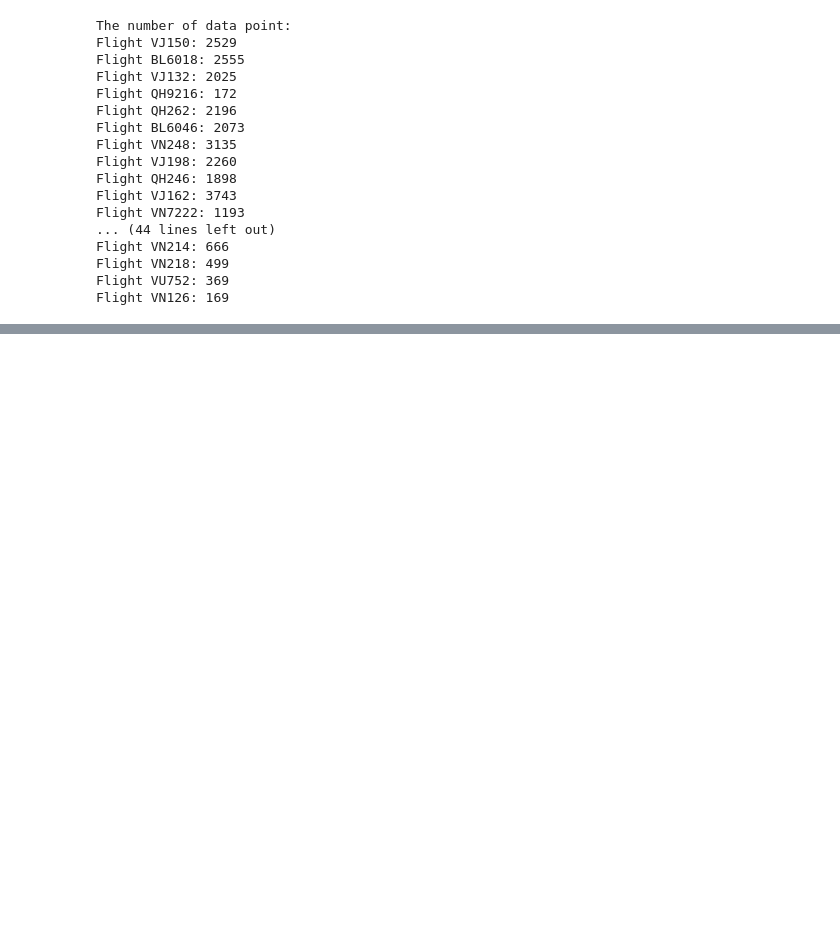
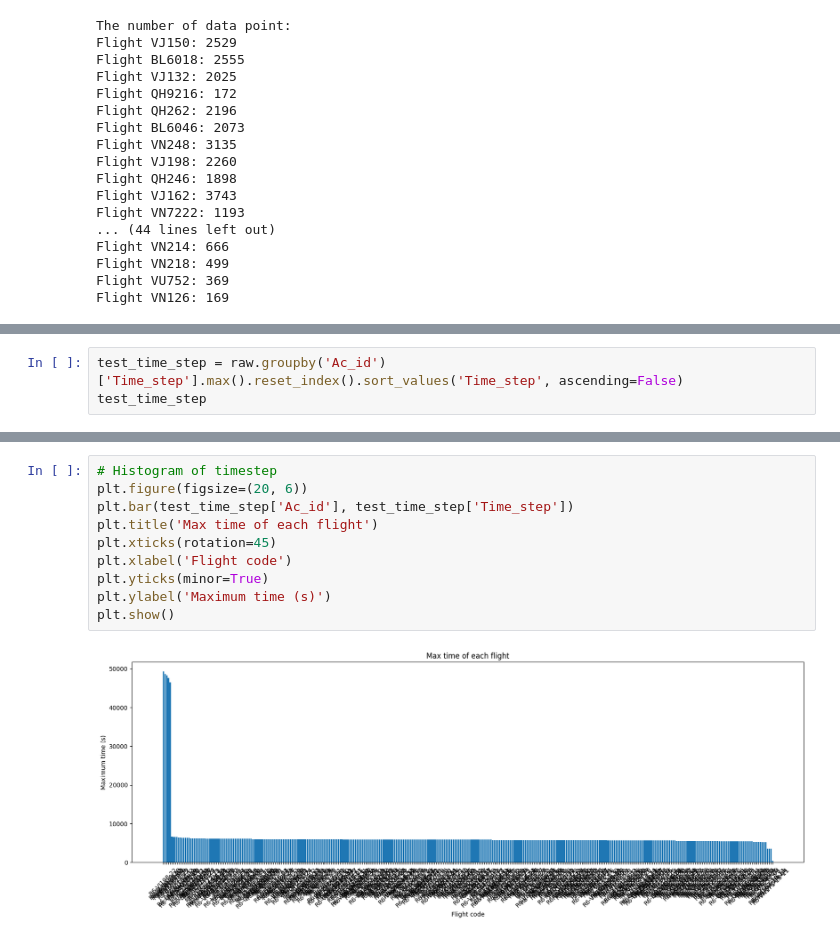
Before and after one commit to AnVuTrong/flight_prediction, a Jupyter notebook: notebook/eda.ipynb, the cells around one changed output, grey strips where cells are left out. Drawn from its saved outputs; the diff is of its cells as text; blank space fills up the shorter version.

```diff
--- a/notebook/eda.ipynb
+++ b/notebook/eda.ipynb
@@ -83,0 +105,3 @@ raw[raw['Ac_code']=='VJ6018']
+# %%
+test_time_step = raw.groupby('Ac_id')['Time_step'].max().reset_index().sort_values('Time_step', ascending=False)
+test_time_step
@@ -83,0 +139,12 @@ raw[raw['Ac_code']=='VJ6018']
+# %%
+# Histogram of timestep
+plt.figure(figsize=(20, 6))
+plt.bar(test_time_step['Ac_id'], test_time_step['Time_step'])
+plt.title('Max time of each flight')
+plt.xticks(rotation=45)
+plt.xlabel('Flight code')
+plt.yticks(minor=True)
+plt.ylabel('Maximum time (s)')
+plt.show()
+# %% [output]
+[figure, added]
```
Also changed, not shown: parts of 12 cells of this notebook, 2 other files.
